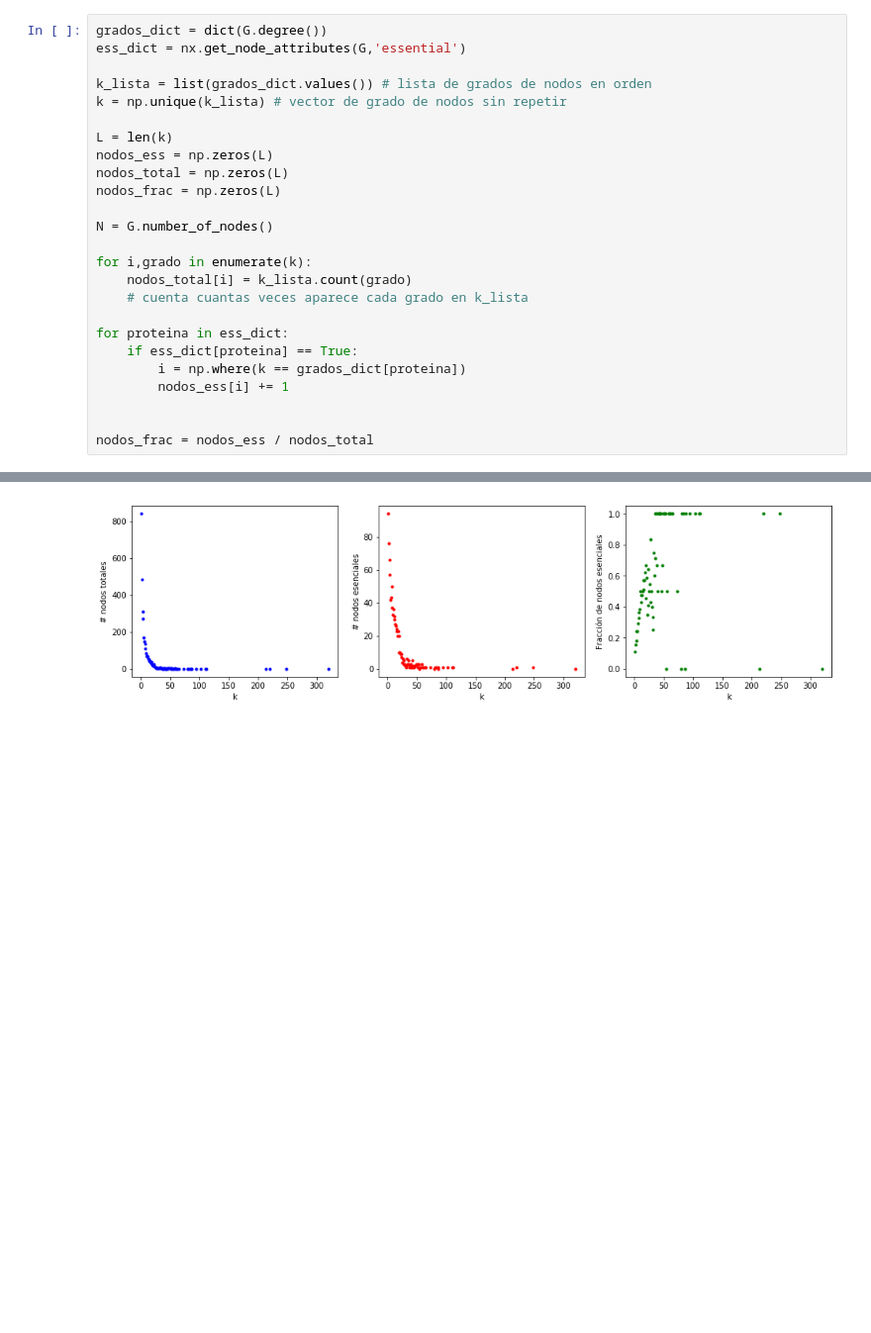
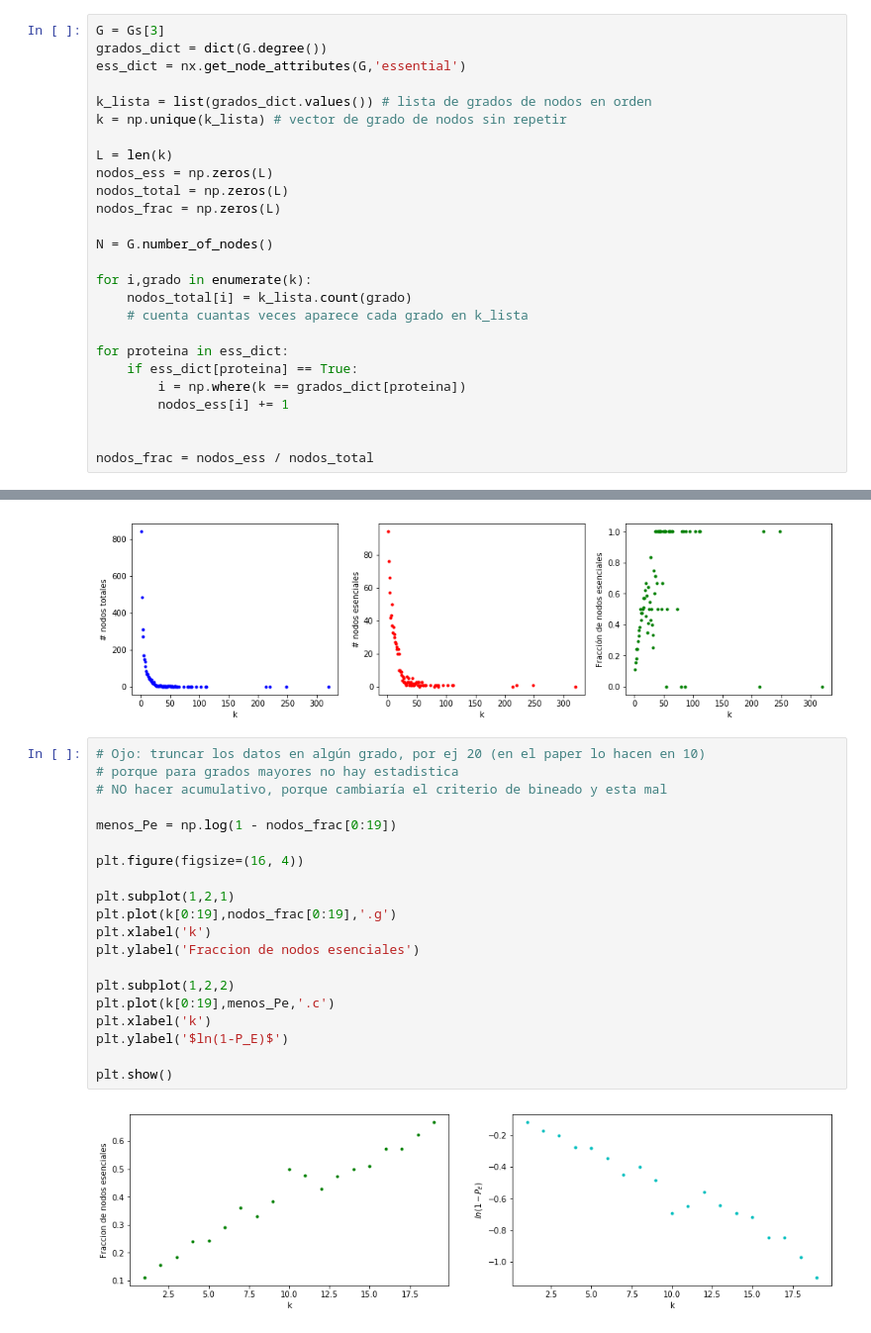
Before and after one commit to Redes2018/tp2, a Jupyter notebook: grados-ess.ipynb, the cells around one changed output, grey strips where cells are left out. Shown at 99% size. Drawn from its saved outputs; the diff is of its cells as text; blank space fills up the shorter version.

Commit message:
notas utiles para log(1-Pe)

```diff
--- a/grados-ess.ipynb
+++ b/grados-ess.ipynb
@@ -53,6 +53,7 @@ for G in Gs:
 
 # Para comprobarlo me fije que la cantidad de nodos sea la misma antes y despues de esto
 # %%
+G = Gs[3]
 grados_dict = dict(G.degree())
 ess_dict = nx.get_node_attributes(G,'essential')
 
@@ -98,3 +99,25 @@ plt.ylabel('Fracción de nodos esenciales')
 plt.show()
 # %% [output]
 [figure]
+# %%
+# Ojo: truncar los datos en algún grado, por ej 20 (en el paper lo hacen en 10)
+# porque para grados mayores no hay estadistica
+# NO hacer acumulativo, porque cambiaría el criterio de bineado y esta mal
+
+menos_Pe = np.log(1 - nodos_frac[0:19])
+
+plt.figure(figsize=(16, 4))
+
+plt.subplot(1,2,1)
+plt.plot(k[0:19],nodos_frac[0:19],'.g')
+plt.xlabel('k')
+plt.ylabel('Fraccion de nodos esenciales')
+
+plt.subplot(1,2,2)
+plt.plot(k[0:19],menos_Pe,'.c')
+plt.xlabel('k')
+plt.ylabel('$ln(1-P_E)$')
+
+plt.show()
+# %% [output]
+[figure, added]
```
